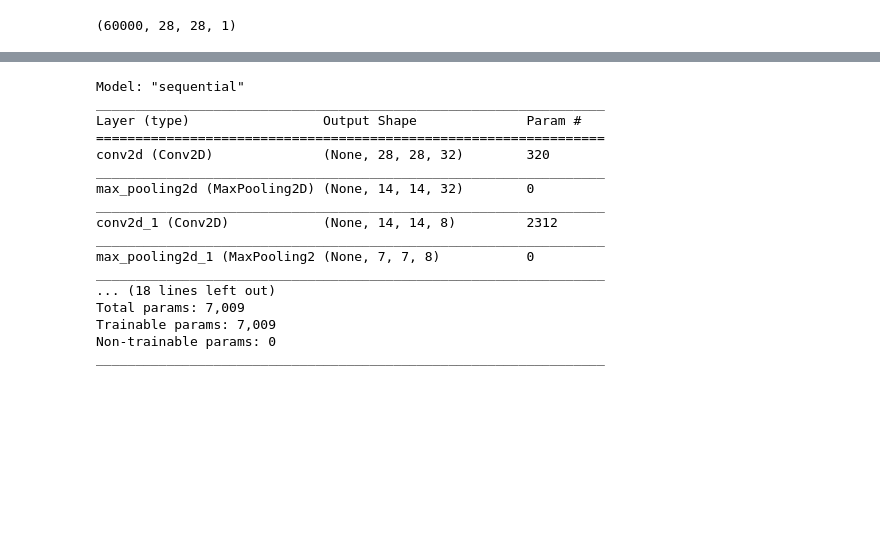
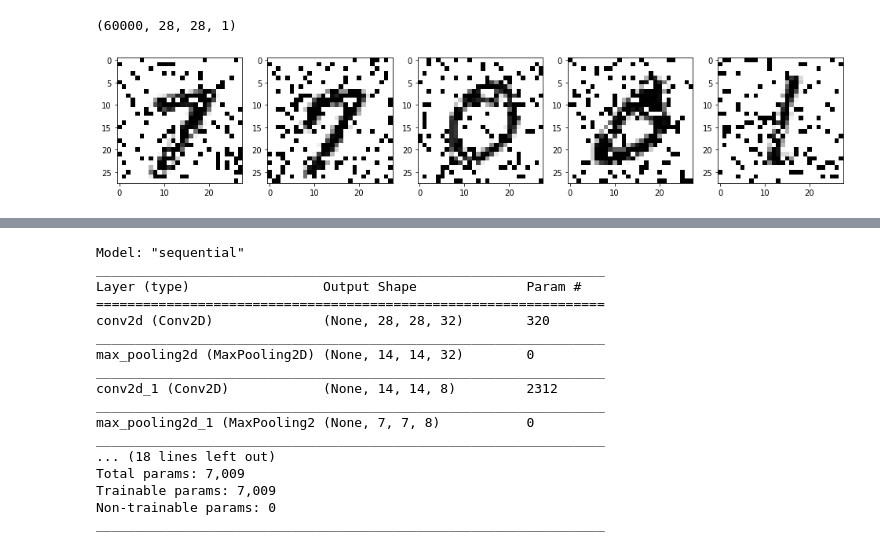
Before and after one commit to srish01/CNN-Traditional-vs-Deep-Network-Image-Filters, a Jupyter notebook: Denoising_Autoencoder.ipynb, the cells around one changed output, grey strips where cells are left out. Cells and saved outputs as stored; diff of their text form; code cells hidden in the pictures; blank space fills up the shorter version.

```diff
--- a/Denoising_Autoencoder.ipynb
+++ b/Denoising_Autoencoder.ipynb
@@ -149,4 +145,14 @@ x_train_noisy = np.vstack((x_train_noise_G, x_train_noise_P, x_train_noise_SnP))
 x_train_noisy.shape
 # %% [output]
 (60000, 28, 28, 1)
+# %%
+# Viewing sample before actual run
+
+x = x_train_noise_SnP[0:5]
+plt.figure(figsize=(20,3))
+for i in range (len(x)):
+  ax = plt.subplot(1,6,i+1)
+  plt.imshow(x[i].reshape(28,28), cmap = 'gray')
+# %% [output]
+[figure, added]
 # %%
```
Also changed, not shown: parts of 26 cells of this notebook.
